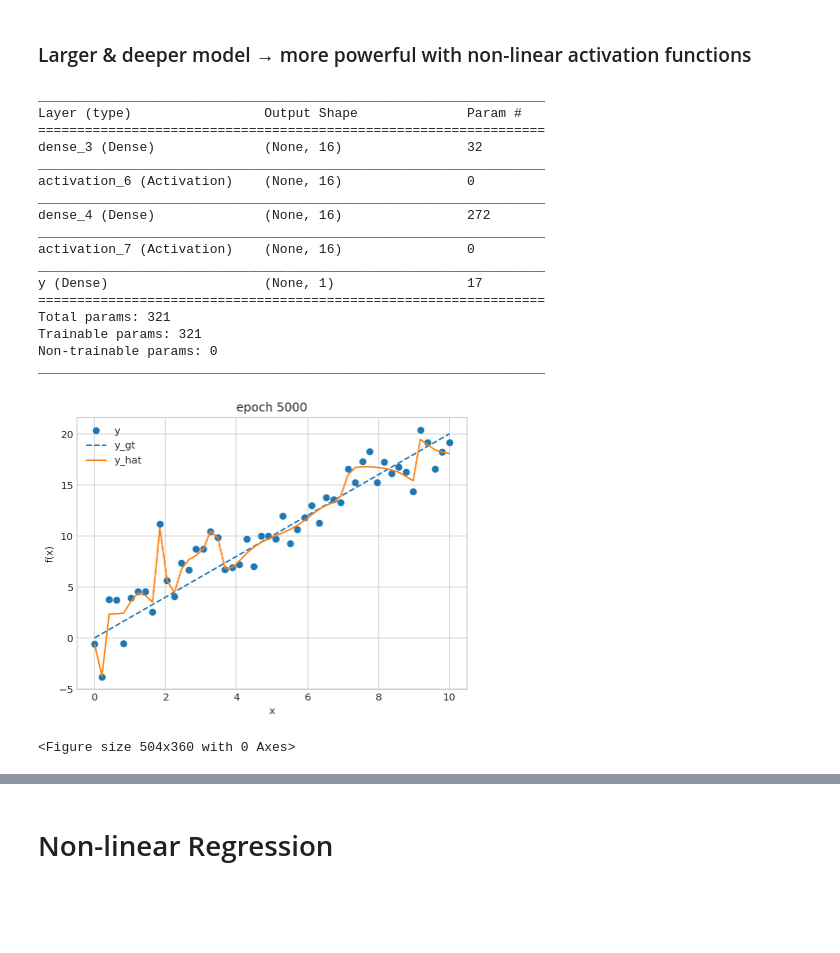
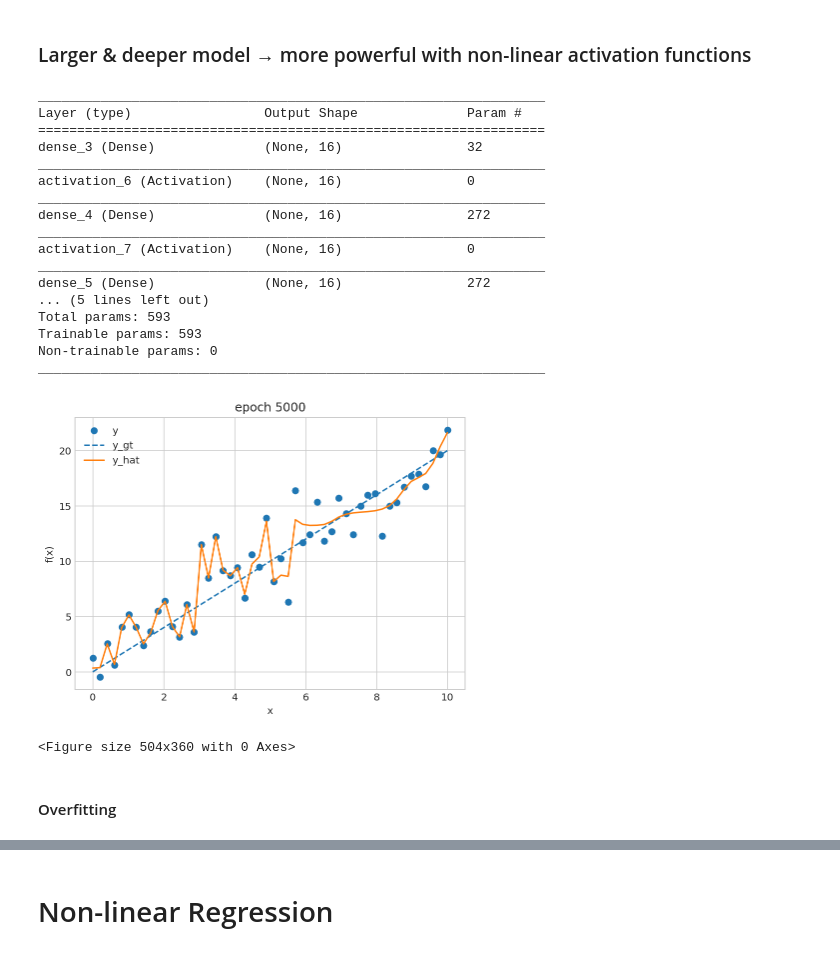
Before and after one commit to uschmidt83/keras-intro, a Jupyter notebook: 01-regression.ipynb, the cells around one changed output, grey strips where cells are left out. Cells and saved outputs as stored; diff of their text form; code cells hidden in the pictures; blank space fills up the shorter version.

```diff
--- a/01-regression.ipynb
+++ b/01-regression.ipynb
@@ -289,6 +291,8 @@ model.add( Dense(16, input_shape=(1,)) )
 model.add( Activation(activation_name) )
 model.add( Dense(16) )
 model.add( Activation(activation_name) )
+model.add( Dense(16) )
+model.add( Activation(activation_name) )
 model.add( Dense(1, name='y') )
 model.summary()
 compile_model(model)
@@ -304,15 +308,23 @@ dense_4 (Dense)              (None, 16)                272
 _________________________________________________________________
 activation_7 (Activation)    (None, 16)                0
 _________________________________________________________________
-y (Dense)                    (None, 1)                 17
-=================================================================
-Total params: 321
-Trainable params: 321
+dense_5 (Dense)              (None, 16)                272
+... (5 lines left out)
+Total params: 593
+Trainable params: 593
 Non-trainable params: 0
 _________________________________________________________________
+# %%
+# validation data
+N_val = 25
+x_val = np.linspace(0,10,N_val)
+n_val = np.random.normal(scale=2,size=x_val.shape) # Gaussian noise with mean 0 and standard deviation 2
+y_val = f(x_val,m_gt,n_val)
 # %%
-model.fit(x,y,batch_size=N,epochs=5000,verbose=0,
-          callbacks=[plot_callback(lambda:plot_f(x,y,y_gt,model.predict(x)),200)]);
+hist = model.fit(x,y,validation_data=(x_val,y_val),batch_size=N,epochs=5000,verbose=0,
+                 callbacks=[plot_callback(lambda:plot_f(x,y,y_gt,model.predict(x)),200)]);
 # %% [output]
-[figure, old version]
+[figure, new version]
 <Figure size 504x360 with 0 Axes>
+# %% [markdown]
+#### Overfitting
```
Also changed, not shown: parts of 18 cells of this notebook.
